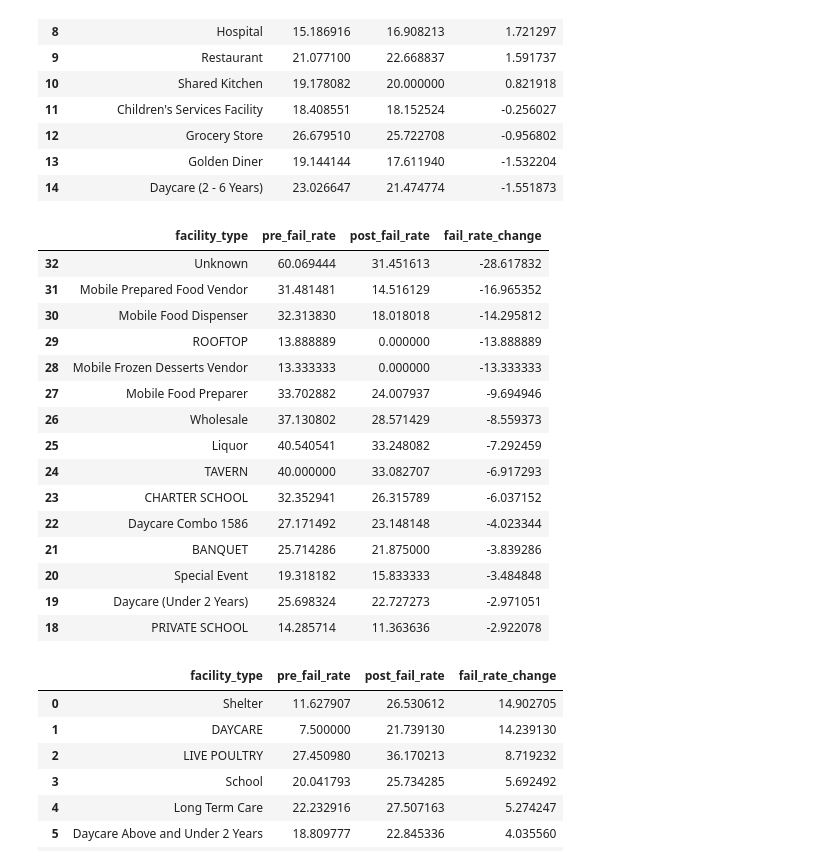
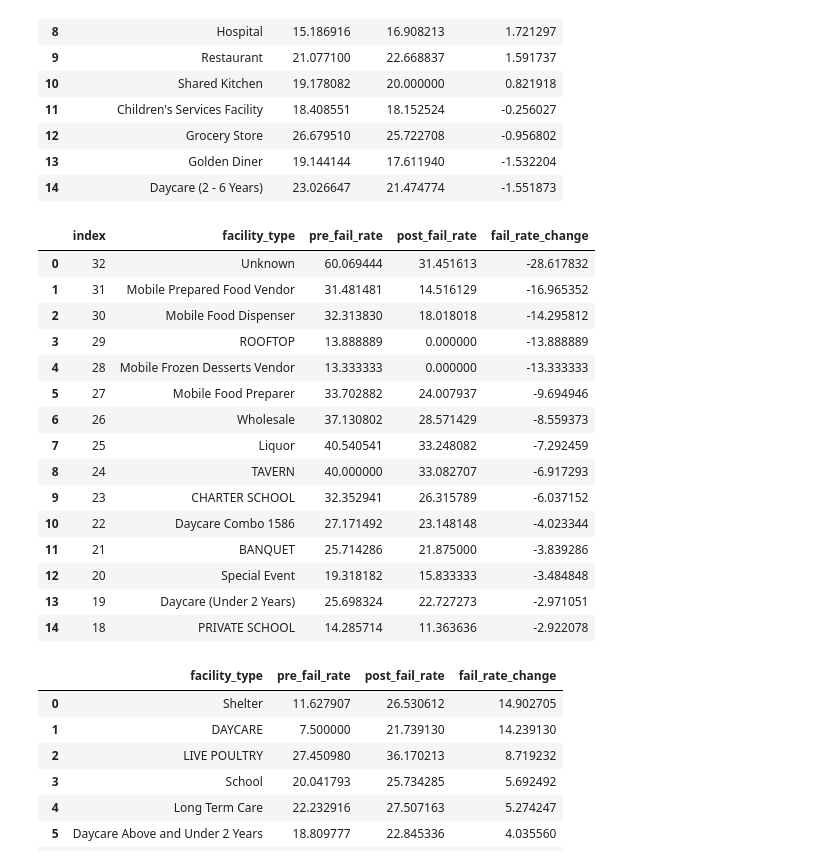
Before and after one commit to Mash2488/Chicago-Food-Inspections, a Jupyter notebook: Food_Inspection_EDA.ipynb, the cells around one changed output. Cells and saved outputs as stored; diff of their text form; code cells hidden in the pictures.

```diff
--- a/Food_Inspection_EDA.ipynb
+++ b/Food_Inspection_EDA.ipynb
@@ -575,24 +561,24 @@ fail_rate_change_df = pd.DataFrame({
 fail_rate_change_df['fail_rate_change'] = fail_rate_change_df['post_fail_rate'] - fail_rate_change_df['pre_fail_rate']
 fail_rate_change_df = fail_rate_change_df.sort_values('fail_rate_change', ascending = False).reset_index()
 # %%
-fail_rate_change_df.sort_values('fail_rate_change').head(15)
+fail_rate_change_df.sort_values('fail_rate_change').head(15).reset_index()
 # %% [output]
-|  | facility_type | pre_fail_rate | post_fail_rate | fail_rate_change |
-| 32 | Unknown | 60.069444 | 31.451613 | -28.617832 |
-| 31 | Mobile Prepared Food Vendor | 31.481481 | 14.516129 | -16.965352 |
-| 30 | Mobile Food Dispenser | 32.313830 | 18.018018 | -14.295812 |
-| 29 | ROOFTOP | 13.888889 | 0.000000 | -13.888889 |
-| 28 | Mobile Frozen Desserts Vendor | 13.333333 | 0.000000 | -13.333333 |
-| 27 | Mobile Food Preparer | 33.702882 | 24.007937 | -9.694946 |
-| 26 | Wholesale | 37.130802 | 28.571429 | -8.559373 |
-| 25 | Liquor | 40.540541 | 33.248082 | -7.292459 |
-| 24 | TAVERN | 40.000000 | 33.082707 | -6.917293 |
-| 23 | CHARTER SCHOOL | 32.352941 | 26.315789 | -6.037152 |
-| 22 | Daycare Combo 1586 | 27.171492 | 23.148148 | -4.023344 |
-| 21 | BANQUET | 25.714286 | 21.875000 | -3.839286 |
-| 20 | Special Event | 19.318182 | 15.833333 | -3.484848 |
-| 19 | Daycare (Under 2 Years) | 25.698324 | 22.727273 | -2.971051 |
-| 18 | PRIVATE SCHOOL | 14.285714 | 11.363636 | -2.922078 |
+|  | index | facility_type | pre_fail_rate | post_fail_rate | fail_rate_change |
+| 0 | 32 | Unknown | 60.069444 | 31.451613 | -28.617832 |
+| 1 | 31 | Mobile Prepared Food Vendor | 31.481481 | 14.516129 | -16.965352 |
+| 2 | 30 | Mobile Food Dispenser | 32.313830 | 18.018018 | -14.295812 |
+| 3 | 29 | ROOFTOP | 13.888889 | 0.000000 | -13.888889 |
+| 4 | 28 | Mobile Frozen Desserts Vendor | 13.333333 | 0.000000 | -13.333333 |
+| 5 | 27 | Mobile Food Preparer | 33.702882 | 24.007937 | -9.694946 |
+| 6 | 26 | Wholesale | 37.130802 | 28.571429 | -8.559373 |
+| 7 | 25 | Liquor | 40.540541 | 33.248082 | -7.292459 |
+| 8 | 24 | TAVERN | 40.000000 | 33.082707 | -6.917293 |
+| 9 | 23 | CHARTER SCHOOL | 32.352941 | 26.315789 | -6.037152 |
+| 10 | 22 | Daycare Combo 1586 | 27.171492 | 23.148148 | -4.023344 |
+| 11 | 21 | BANQUET | 25.714286 | 21.875000 | -3.839286 |
+| 12 | 20 | Special Event | 19.318182 | 15.833333 | -3.484848 |
+| 13 | 19 | Daycare (Under 2 Years) | 25.698324 | 22.727273 | -2.971051 |
+| 14 | 18 | PRIVATE SCHOOL | 14.285714 | 11.363636 | -2.922078 |
 # %%
 fail_rate_change_df.sort_values('fail_rate_change', ascending = False).head(15)
 # %% [output]
```
Also changed, not shown: parts of 4 cells of this notebook, 5 other files.
